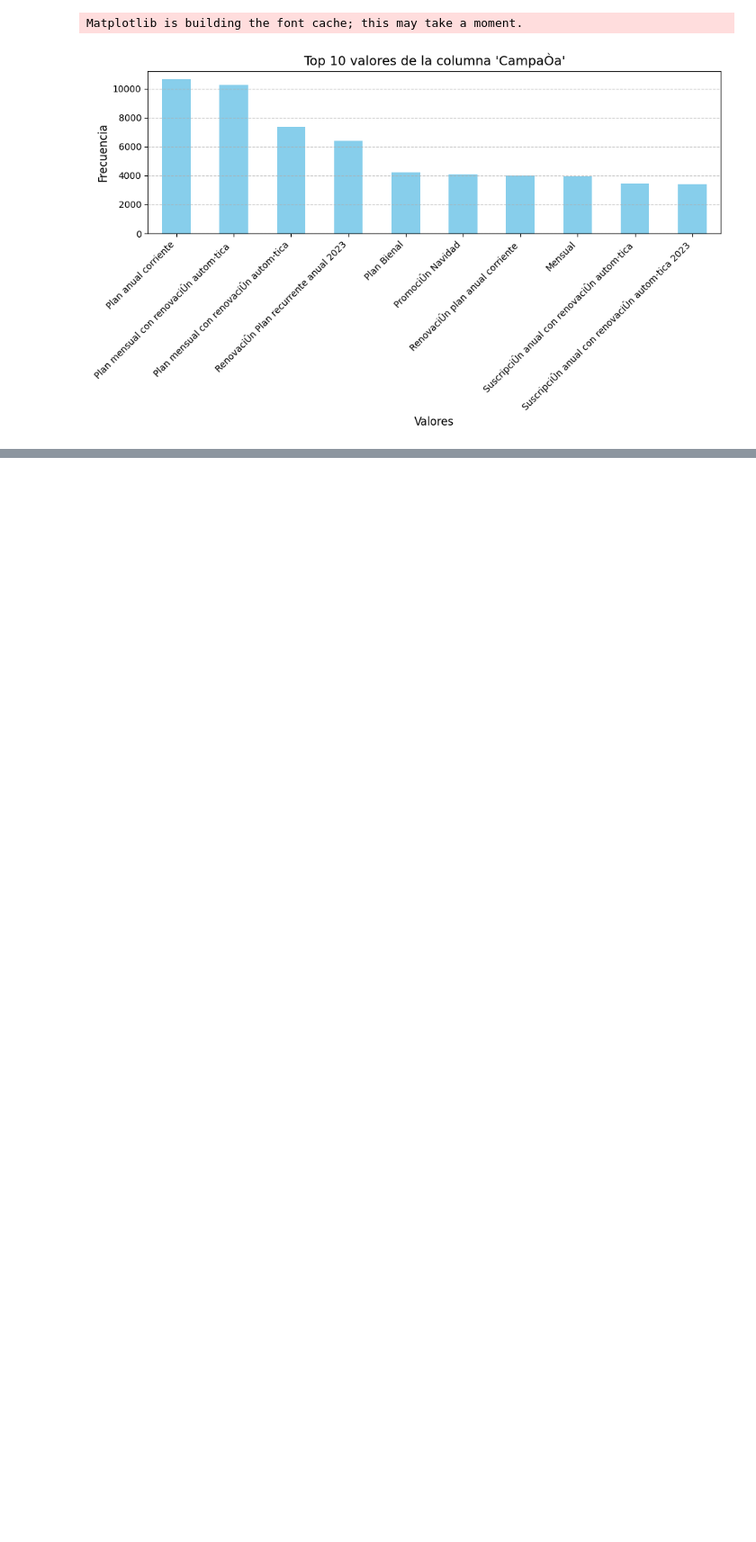
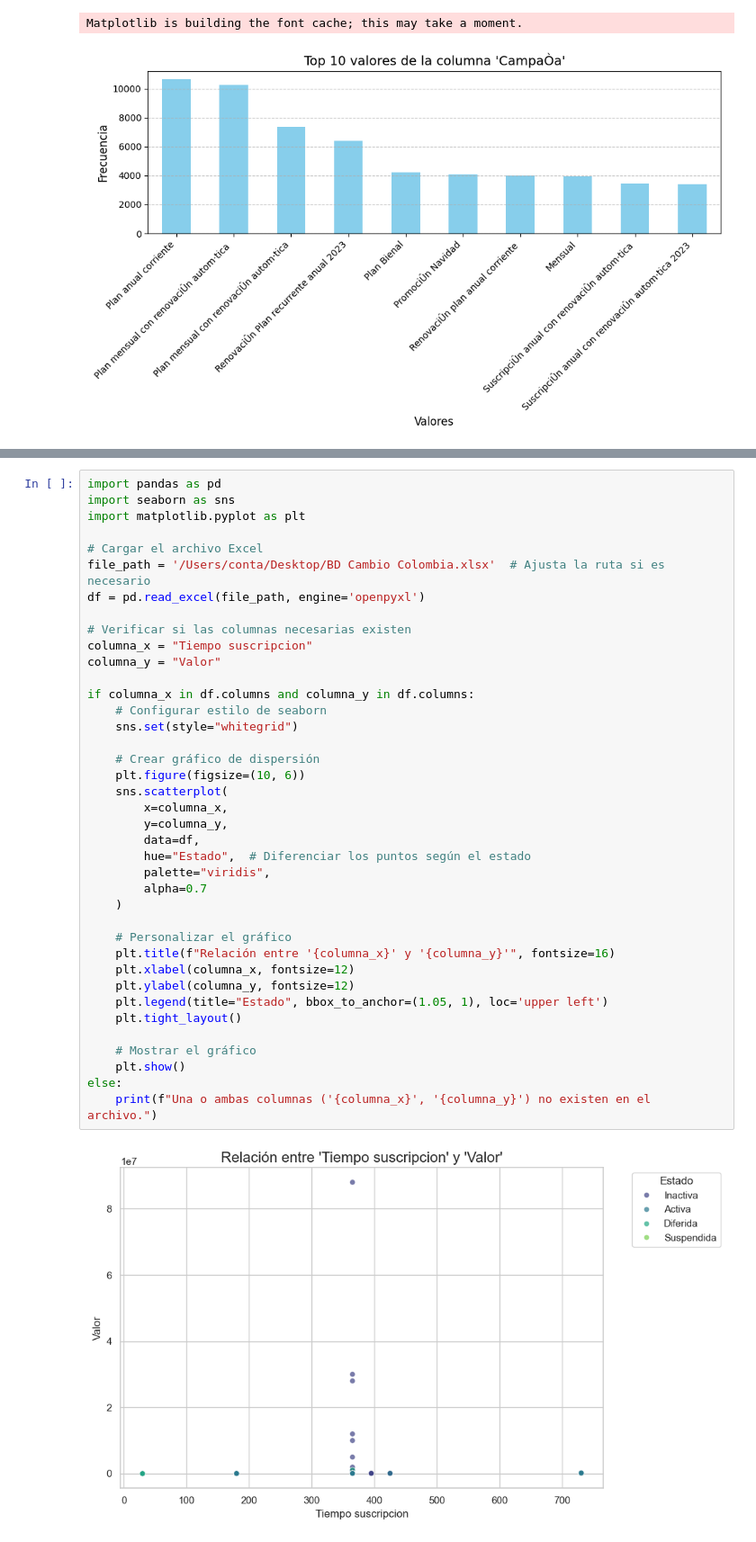
Before and after one commit to j-dhiegx/Actividades-BootCamp, a Jupyter notebook: BD CRM EXCEL.ipynb, the cells around one changed output, grey strips where cells are left out. Shown at 90% size. Saved outputs shown, nothing was run; the diff lists cells and outputs as text; blank space fills up the shorter version.

```diff
--- a/BD CRM EXCEL.ipynb
+++ b/BD CRM EXCEL.ipynb
@@ -142,0 +187,41 @@ Matplotlib is building the font cache; this may take a moment.
+# %%
+import pandas as pd
+import seaborn as sns
+import matplotlib.pyplot as plt
+
+# Cargar el archivo Excel
+file_path = '/Users/conta/Desktop/BD Cambio Colombia.xlsx'  # Ajusta la ruta si es necesario
+df = pd.read_excel(file_path, engine='openpyxl')
+
+# Verificar si las columnas necesarias existen
+columna_x = "Tiempo suscripcion"
+columna_y = "Valor"
+
+if columna_x in df.columns and columna_y in df.columns:
+    # Configurar estilo de seaborn
+    sns.set(style="whitegrid")
+
+    # Crear gráfico de dispersión
+    plt.figure(figsize=(10, 6))
+    sns.scatterplot(
+        x=columna_x,
+        y=columna_y,
+        data=df,
+        hue="Estado",  # Diferenciar los puntos según el estado
+        palette="viridis",
+        alpha=0.7
+    )
+
+    # Personalizar el gráfico
+    plt.title(f"Relación entre '{columna_x}' y '{columna_y}'", fontsize=16)
+    plt.xlabel(columna_x, fontsize=12)
+    plt.ylabel(columna_y, fontsize=12)
+    plt.legend(title="Estado", bbox_to_anchor=(1.05, 1), loc='upper left')
+    plt.tight_layout()
+
+    # Mostrar el gráfico
+    plt.show()
+else:
+    print(f"Una o ambas columnas ('{columna_x}', '{columna_y}') no existen en el archivo.")
+# %% [output]
+[figure, added]
```
Also changed, not shown: parts of 9 cells of this notebook.
